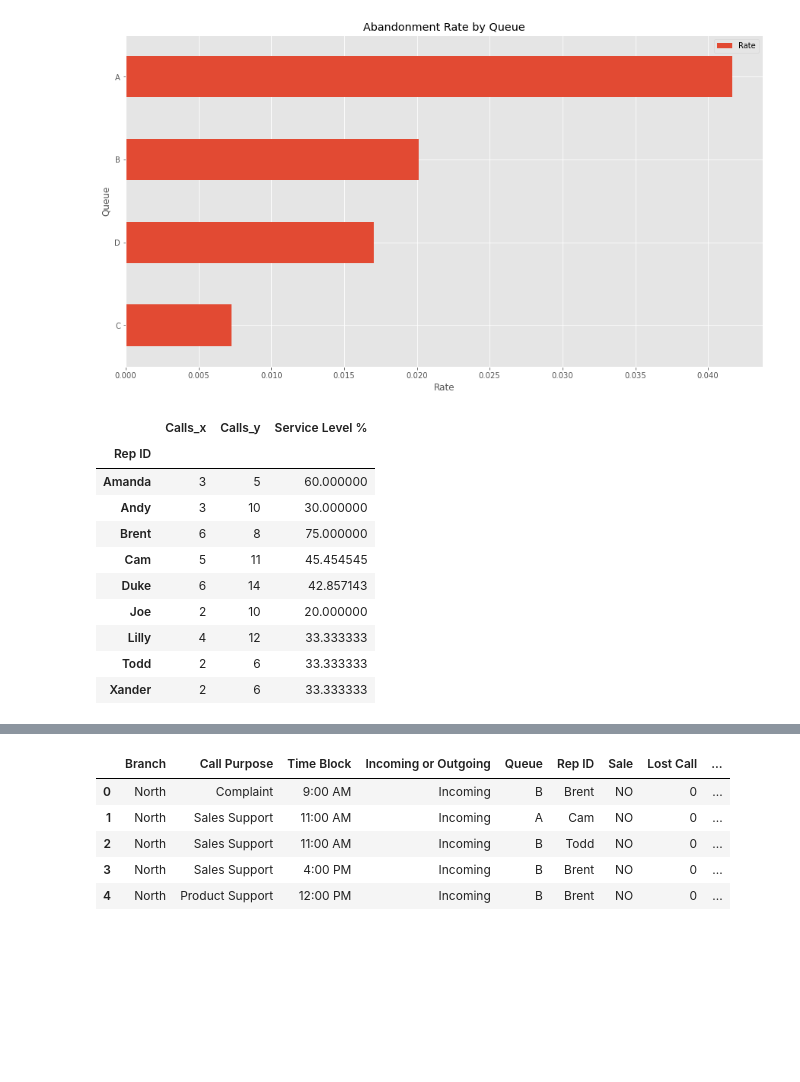
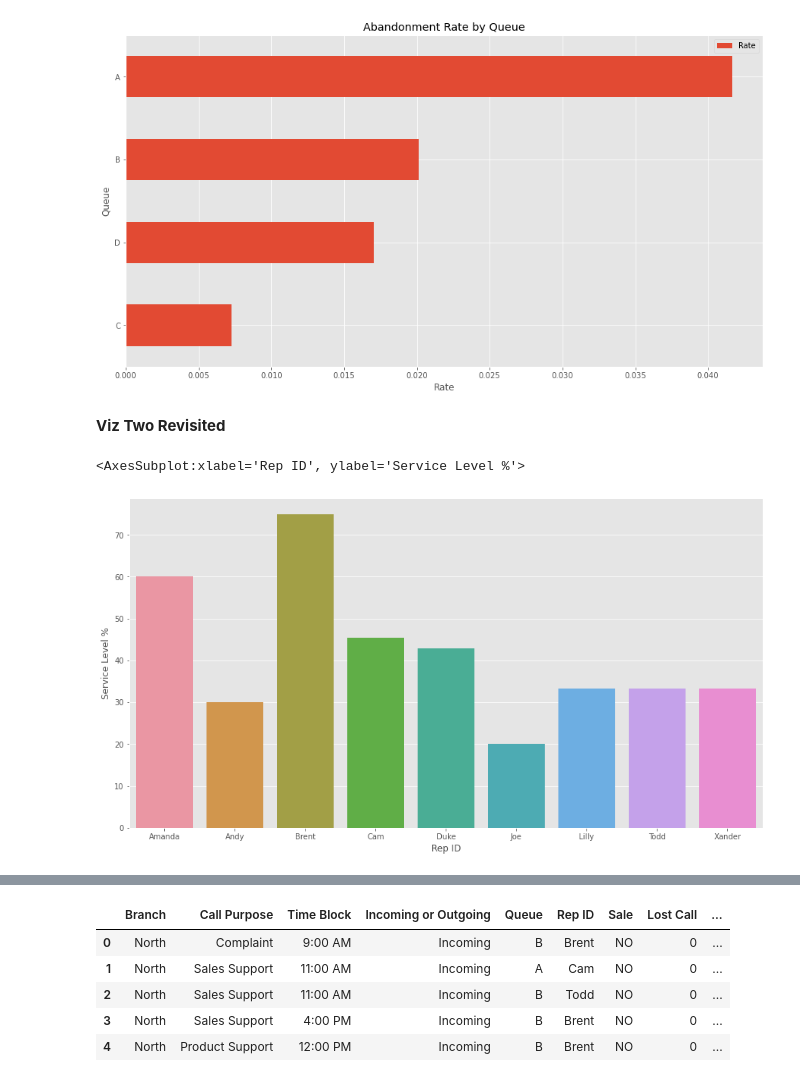
Before and after one commit to alanahmeeks/call-center-cleanup-assignment_2, a Jupyter notebook: Call Center Cleanup.ipynb, the cells around one changed output, grey strips where cells are left out. Drawn from its saved outputs; the diff is of its cells as text; code cells hidden in the pictures; blank space fills up the shorter version.

Commit message:
Updated for visualization two

```diff
--- a/Call Center Cleanup.ipynb
+++ b/Call Center Cleanup.ipynb
@@ -736,16 +736,13 @@ service_level["Service Level %"] = service_level["Calls_x"]/service_level["Calls
 
 #the original code as written here did not work. I do not understand the breakdown or layout of it at all.
 # %%
-service_level
+service_level.reset_index(inplace=True)
-# %% [output]
-|  | Calls_x | Calls_y | Service Level % |
-| Rep ID |  |  |  |
-| Amanda | 3 | 5 | 60.000000 |
-| Andy | 3 | 10 | 30.000000 |
-| Brent | 6 | 8 | 75.000000 |
-| Cam | 5 | 11 | 45.454545 |
-| Duke | 6 | 14 | 42.857143 |
-| Joe | 2 | 10 | 20.000000 |
-| Lilly | 4 | 12 | 33.333333 |
-| Todd | 2 | 6 | 33.333333 |
-| Xander | 2 | 6 | 33.333333 |
+# %% [markdown]
+**Viz Two Revisited**
+# %%
+#sns.histplot(data=service_level, x='Rep ID', y='Service Level %')
+
+sns.barplot(data=service_level, x=service_level['Rep ID'], y=service_level['Service Level %'] )
+# %% [output]
+<AxesSubplot:xlabel='Rep ID', ylabel='Service Level %'>
+[figure, added]
```
Also changed, not shown: parts of 1 cell of this notebook.
